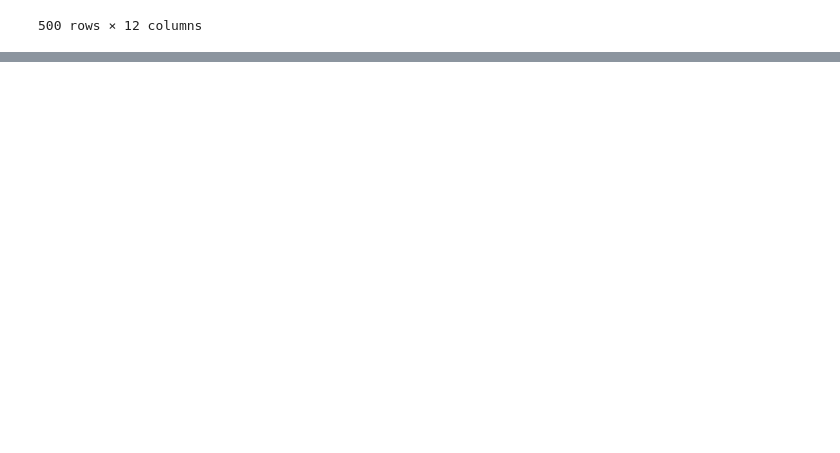
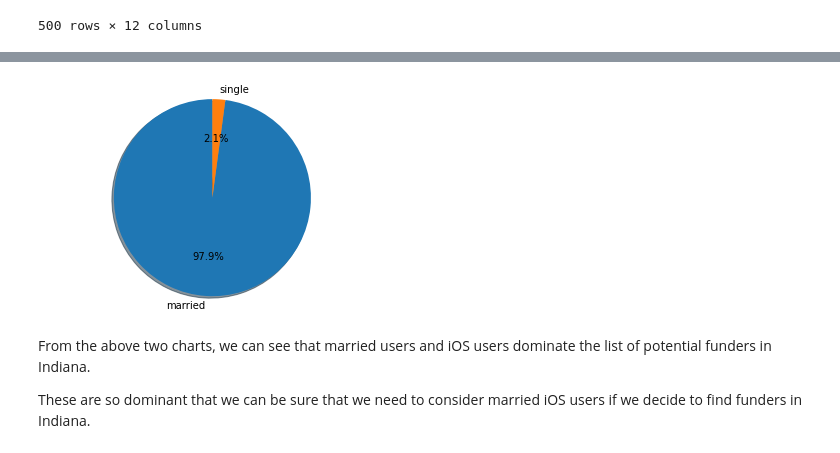
Before and after one commit to Akshath-Mahajan/Synapse-Interview, a Jupyter notebook: Task_Two/DataVisualization.ipynb, the cells around one changed output, grey strips where cells are left out. Cells and saved outputs as stored; diff of their text form; code cells hidden in the pictures; blank space fills up the shorter version.

```diff
--- a/Task_Two/DataVisualization.ipynb
+++ b/Task_Two/DataVisualization.ipynb
@@ -303,0 +393,8 @@ We are finally ready to visualize our data `VizData`
+# %%
+plot_pie('marital_status', IN_Data)
+# %% [output]
+[figure, added]
+# %% [markdown]
+From the above two charts, we can see that married users and iOS users dominate the list of potential funders in Indiana.
+
+These are so dominant that we can be sure that we need to consider married iOS users if we decide to find funders in Indiana.
```
Also changed, not shown: parts of 42 cells of this notebook.
